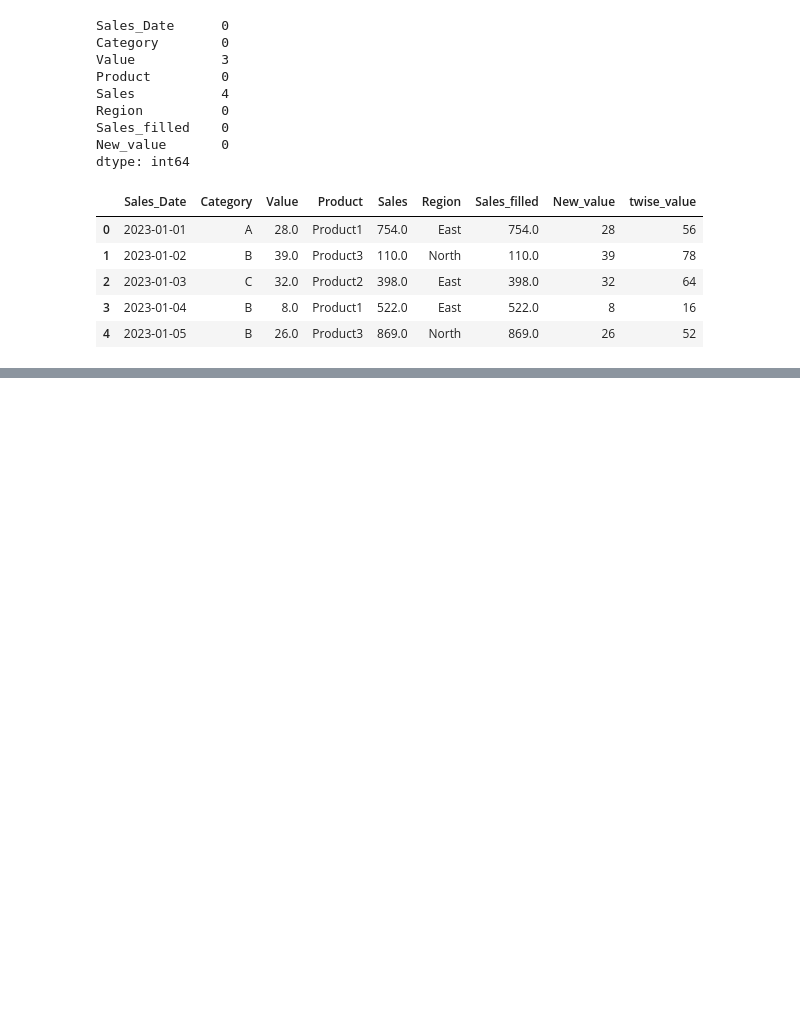
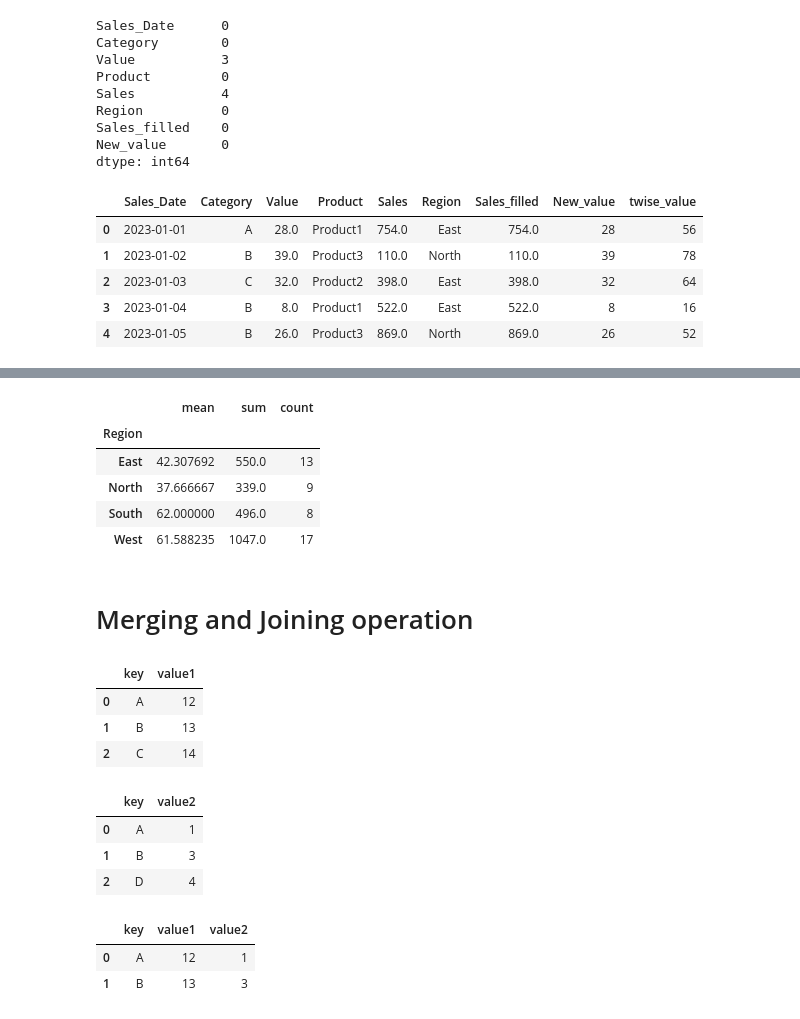
Before and after one commit to masumb2k2/Python-for-Generative-AI, a Jupyter notebook: Data Analysis with Python/data_Manipulation.ipynb, the cells around one changed output, grey strips where cells are left out. Drawn from its saved outputs; the diff is of its cells as text; code cells hidden in the pictures; blank space fills up the shorter version.

```diff
--- a/Data Analysis with Python/data_Manipulation.ipynb
+++ b/Data Analysis with Python/data_Manipulation.ipynb
@@ -205,0 +272,12 @@ df.head()
+# %%
+# Multiple unction apply
+df.groupby('Region')['Value'].agg(['mean','sum','count'])
+# %% [output]
+|  | mean | sum | count |
+| Region |  |  |  |
+| East | 42.307692 | 550.0 | 13 |
+| North | 37.666667 | 339.0 | 9 |
+| South | 62.000000 | 496.0 | 8 |
+| West | 61.588235 | 1047.0 | 17 |
+# %% [markdown]
+# Merging and Joining operation
@@ -205,0 +287,21 @@ df.head()
+# %%
+df1
+# %% [output]
+|  | key | value1 |
+| 0 | A | 12 |
+| 1 | B | 13 |
+| 2 | C | 14 |
+# %%
+df2
+# %% [output]
+|  | key | value2 |
+| 0 | A | 1 |
+| 1 | B | 3 |
+| 2 | D | 4 |
+# %%
+# merge based on key Column
+pd.merge(df1,df2,on='key',how='inner')
+# %% [output]
+|  | key | value1 | value2 |
+| 0 | A | 12 | 1 |
+| 1 | B | 13 | 3 |
```
Also changed, not shown: parts of 14 cells of this notebook.
